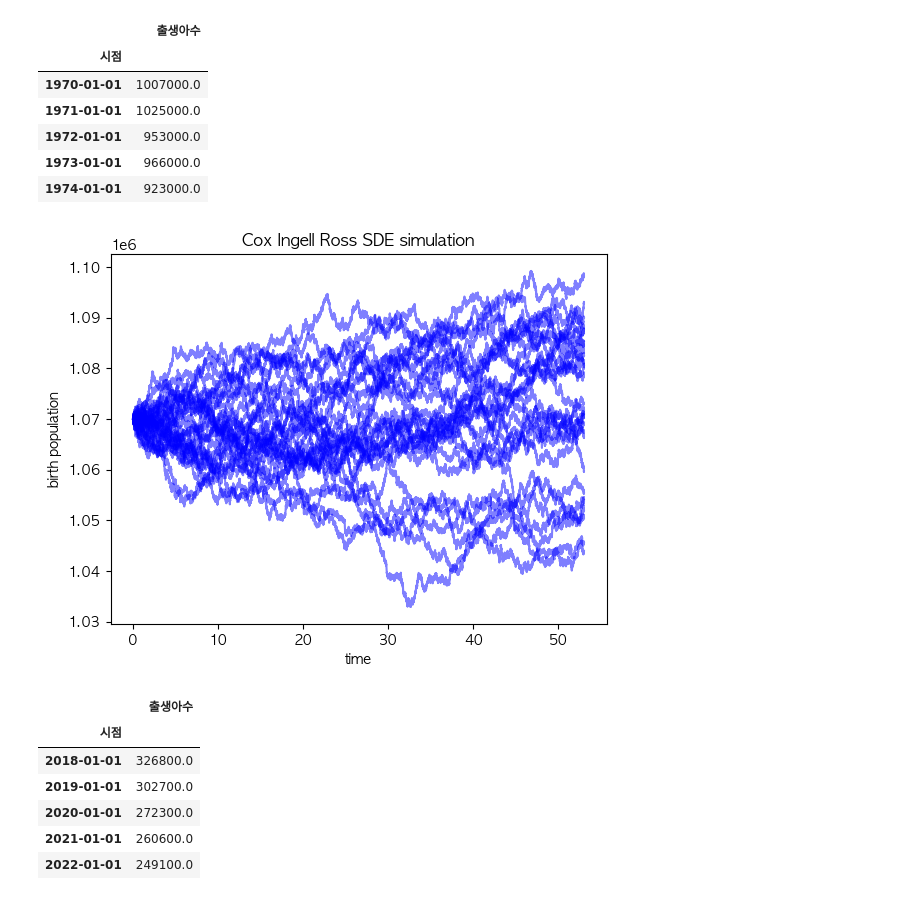
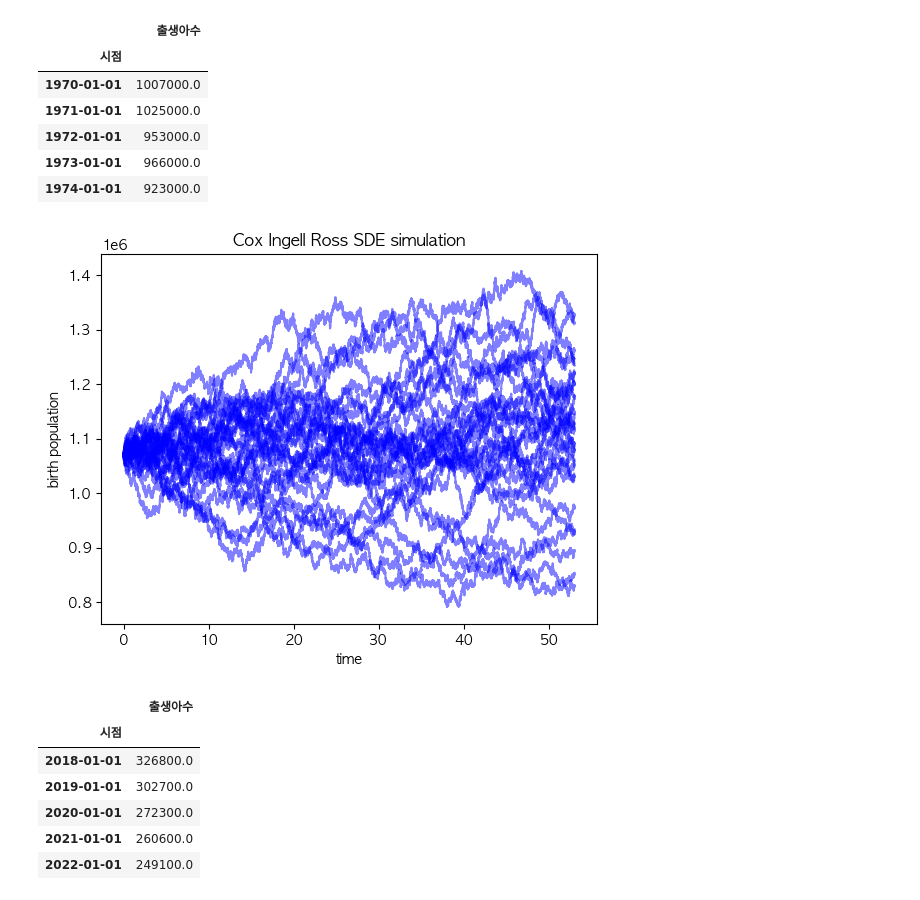
Before and after one commit to MinkyuRamen/2023KDS-HACKATHON, a Jupyter notebook: yn/CIR_MMD_MSE_Optim.ipynb, the cells around one changed output. Saved outputs shown, nothing was run; the diff lists cells and outputs as text; code cells hidden in the pictures.

```diff
--- a/yn/CIR_MMD_MSE_Optim.ipynb
+++ b/yn/CIR_MMD_MSE_Optim.ipynb
@@ -34,7 +34,7 @@ import matplotlib.pyplot as plt
 
 # CIR 모형의 시간에 따라 변하는 파라미터를 정의하는 함수
 def alpha_t(t, r, k):
-    return r + k * t**2
+    return r + k * t
 
 # CIR 모형 시뮬레이션을 위한 함수
 def simulate_cir_population(T, num_steps, num_simulations, initial_population, params):
@@ -63,35 +63,35 @@ def simulate_cir_population(T, num_steps, num_simulations, initial_population, p
 # 파라미터 설정
 T = 53
 num_steps = 53*365 # dt
 num_simulations = 30 # number of sample
 initial_population = 1070000  # 초기 인구
 
 r0 = -0.1  # 초기 증가율
 k0 = -0.1  # 시간에 따른 증가율
 mu0 = 0.5 # 평균
-sigma0 = 2  # 변동성
+sigma0 = 20  # 변동성
 init_params = [r0, k0, mu0, sigma0]
 
 t_values = np.linspace(0, T, num_steps + 1)
 T_values = np.linspace(53+1, num_steps, 53).astype(int)
 
 
 # CIR 모형 시뮬레이션
 population_all = simulate_cir_population(T, num_steps, num_simulations, initial_population, init_params)
 
 # 결과 시각화 (시뮬레이션 결과 중 5개만 표시)
 for j in range(num_simulations):
     plt.plot(t_values, population_all[j, :], label=f'Simulation {j + 1}', color = "blue", alpha = 0.5)
 
 plt.title('Cox Ingell Ross SDE simulation')
 plt.xlabel('time')
 plt.ylabel('birth population')
 plt.show()
 
 # optimization
 result = minimize(lambda params: -np.sum((simulate_cir_population(T, num_steps, num_simulations, initial_population, params)[:,T_values] - y['출생아수'].values)**2), init_params, method = "BFGS")
 # %% [output]
-[figure, old version]
+[figure, new version]
 # %%
 y.tail()
 # %% [output]
```
Also changed, not shown: parts of 8 cells of this notebook, 2 other files.
